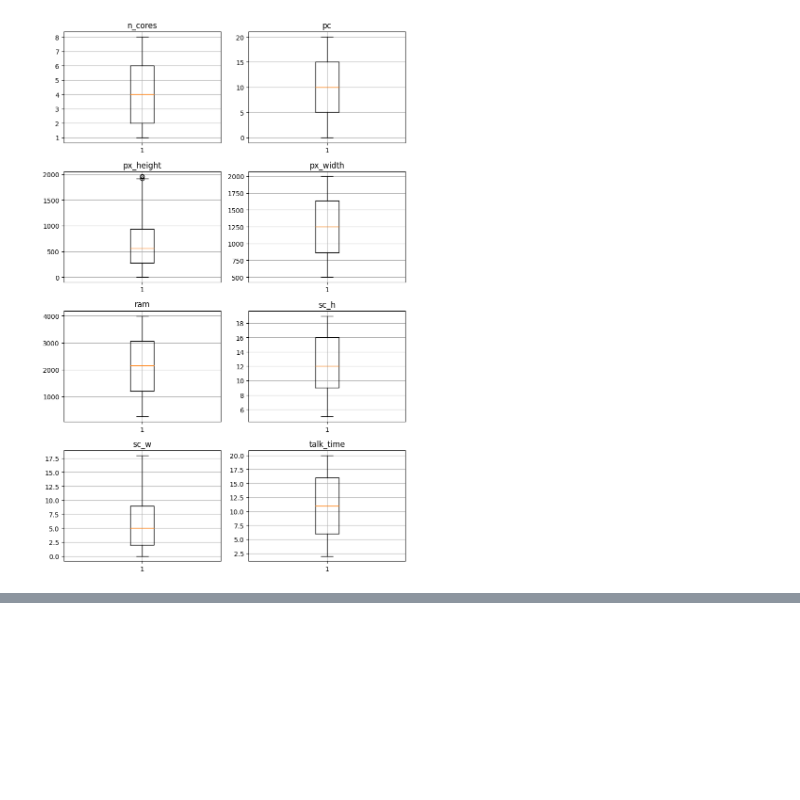
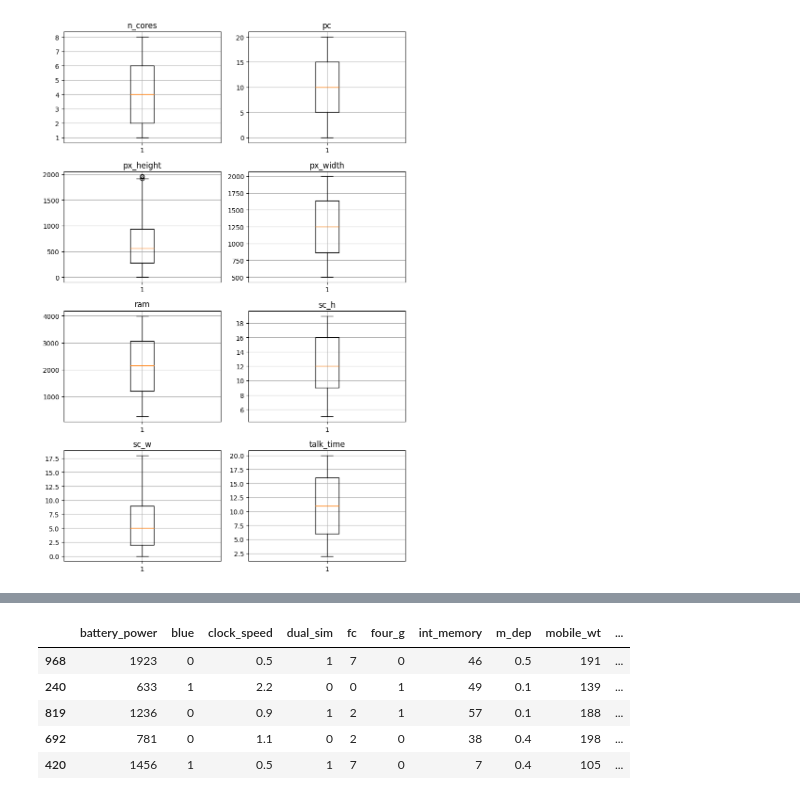
Before and after one commit to DimaOshchepkov/MetricMethodClassification, a Jupyter notebook: Анализ телефонов.ipynb, the cells around one changed output, grey strips where cells are left out. Cells and saved outputs as stored; diff of their text form; code cells hidden in the pictures; blank space fills up the shorter version.

```diff
--- a/Анализ телефонов.ipynb
+++ b/Анализ телефонов.ipynb
@@ -123,0 +208,13 @@ draw_box_plot(t.iloc[:, 8:])
+# %%
+X_train, X_test, y_train, y_test = train_test_split(train.drop(columns='price_range'),
+                                                    train['price_range'],
+                                                    test_size=0.2, random_state=42)
+# %%
+X_train.head()
+# %% [output]
+|  | battery_power | blue | clock_speed | dual_sim | fc | four_g | int_memory | m_dep | mobile_wt | ... |
+| 968 | 1923 | 0 | 0.5 | 1 | 7 | 0 | 46 | 0.5 | 191 | ... |
+| 240 | 633 | 1 | 2.2 | 0 | 0 | 1 | 49 | 0.1 | 139 | ... |
+| 819 | 1236 | 0 | 0.9 | 1 | 2 | 1 | 57 | 0.1 | 188 | ... |
+| 692 | 781 | 0 | 1.1 | 0 | 2 | 0 | 38 | 0.4 | 198 | ... |
+| 420 | 1456 | 1 | 0.5 | 1 | 7 | 0 | 7 | 0.4 | 105 | ... |
```
Also changed, not shown: parts of 12 cells of this notebook, 1 other file.
